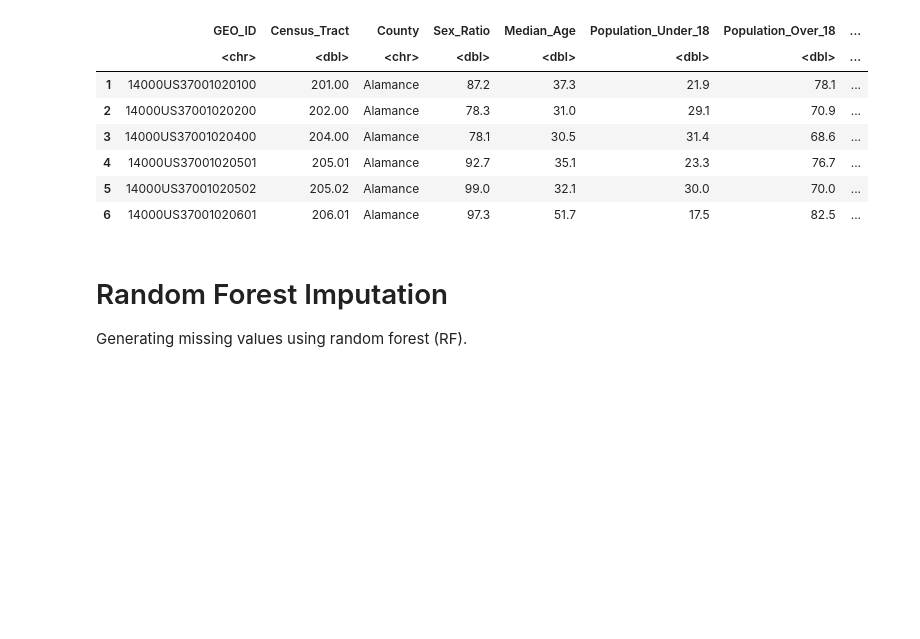
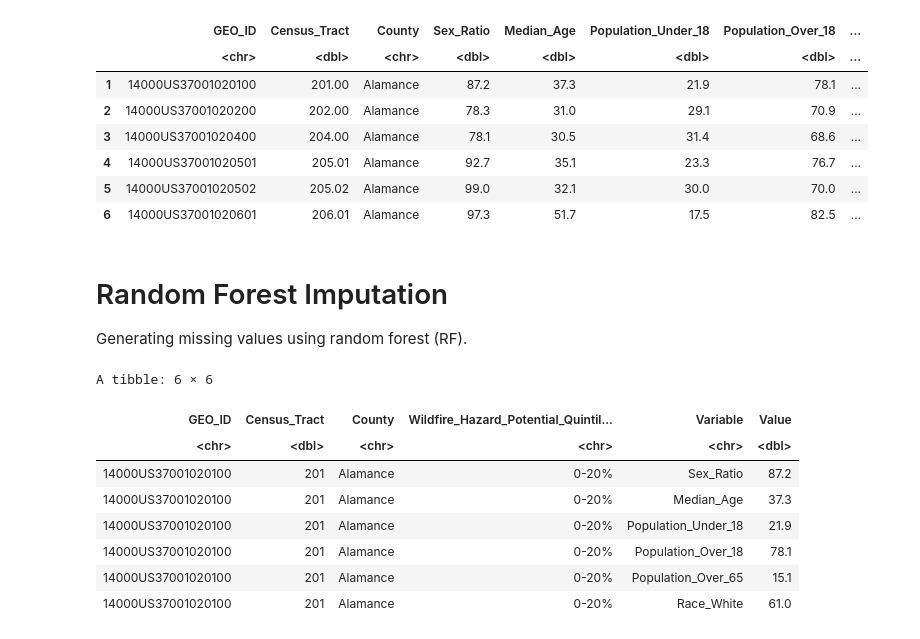
Before and after one commit to UNC-CEMALB/ENVIROSCAN, a Jupyter notebook: 2. Sociodemographic Imputation/Sociodemographic Imputation.ipynb, the cells around one changed output. Drawn from its saved outputs; the diff is of its cells as text; code cells hidden in the pictures; blank space fills up the shorter version.

```diff
--- a/2. Sociodemographic Imputation/Sociodemographic Imputation.ipynb
+++ b/2. Sociodemographic Imputation/Sociodemographic Imputation.ipynb
@@ -121,3 +121,18 @@ A data.frame: 6 × 34
 # %% [markdown]
 # Random Forest Imputation
 Generating missing values using random forest (RF).
+# %%
+# first making the df longer to make the imputation step easier
+longer_acs_whp_df = acs_whp_df %>%
+    pivot_longer(cols = 4:33, names_to = "Variable", values_to = "Value")
+head(longer_acs_whp_df)
+# %% [output]
+A tibble: 6 × 6
+| GEO_ID | Census_Tract | County | Wildfire_Hazard_Potential_Quintil... | Variable | Value |
+| <chr> | <dbl> | <chr> | <chr> | <chr> | <dbl> |
+| 14000US37001020100 | 201 | Alamance | 0-20% | Sex_Ratio | 87.2 |
+| 14000US37001020100 | 201 | Alamance | 0-20% | Median_Age | 37.3 |
+| 14000US37001020100 | 201 | Alamance | 0-20% | Population_Under_18 | 21.9 |
+| 14000US37001020100 | 201 | Alamance | 0-20% | Population_Over_18 | 78.1 |
+| 14000US37001020100 | 201 | Alamance | 0-20% | Population_Over_65 | 15.1 |
+| 14000US37001020100 | 201 | Alamance | 0-20% | Race_White | 61.0 |
```
Also changed, not shown: parts of 3 cells of this notebook.
